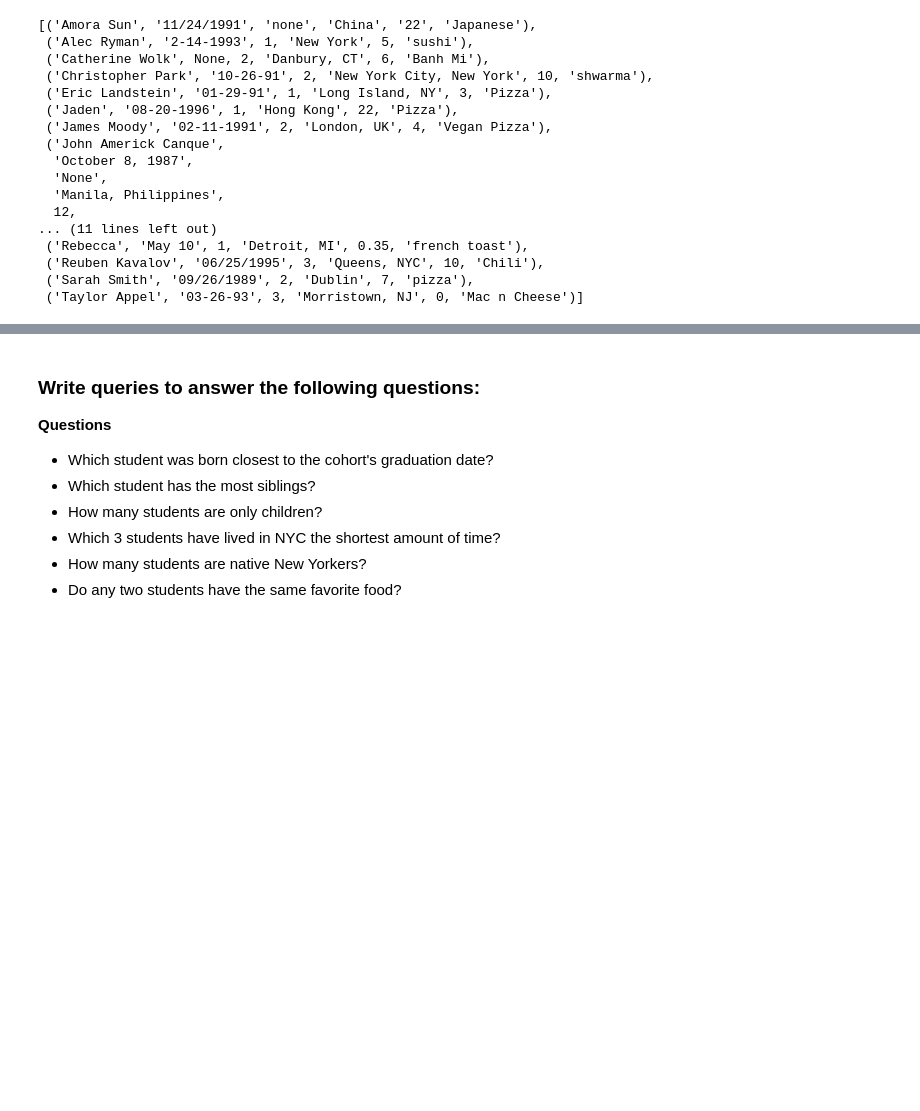
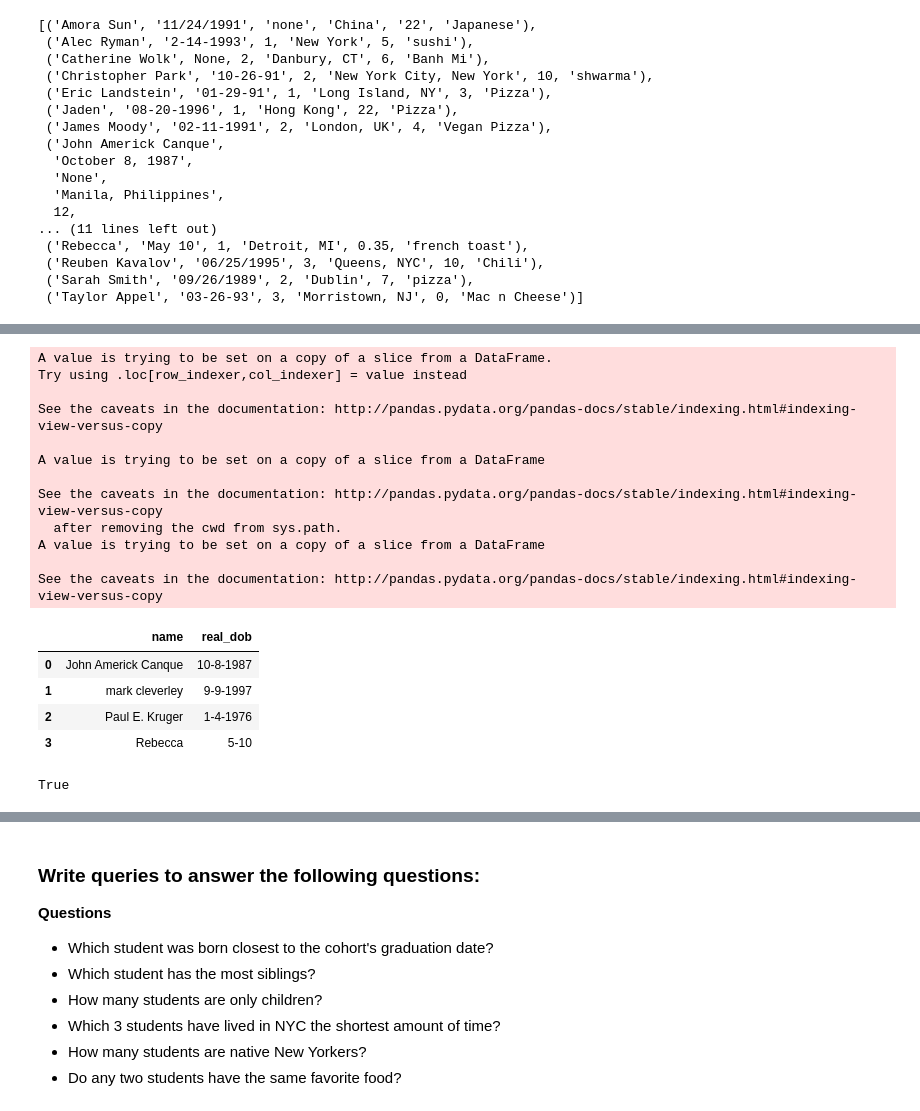
Before and after one commit to jmt0221/nyc-mhtn-ds-082619-lectures, a Jupyter notebook: Mod_2/SQL/AWS_MYSQL_PYTHON-Copy1.ipynb, the cells around one changed output, grey strips where cells are left out. Cells and saved outputs as stored; diff of their text form; code cells hidden in the pictures; blank space fills up the shorter version.

```diff
--- a/Mod_2/SQL/AWS_MYSQL_PYTHON-Copy1.ipynb
+++ b/Mod_2/SQL/AWS_MYSQL_PYTHON-Copy1.ipynb
@@ -586,0 +587,15 @@ Name: dob, dtype: object
+# %%
+test_df.reset_index(drop=True, inplace=True)
+# %%
+def alter_date(data):
+    data['real_dob'] = 0
+    for x in range(len(data['dob'])):
+        data['dob'].iloc[x] = data['dob'].iloc[x].title()
+        y1, y2 = data['dob'].iloc[x].split(' ')
+        y1 = str(months[y1])
+        listy = [y1,y2]
+        data['real_dob'].iloc[x] = '-'.join(listy)
+    data.drop(['dob'], axis=1, inplace=True)
+    return data
+
+# df[df['dob'].str.contains(' ')].apply(lambda x: )
@@ -586,0 +613,25 @@ Name: dob, dtype: object
+# %%
+alter_date(test_df)
+# %% [output]
+A value is trying to be set on a copy of a slice from a DataFrame.
+Try using .loc[row_indexer,col_indexer] = value instead
+
+See the caveats in the documentation: http://pandas.pydata.org/pandas-docs/stable/indexing.html#indexing-view-versus-copy
+
+A value is trying to be set on a copy of a slice from a DataFrame
+
+See the caveats in the documentation: http://pandas.pydata.org/pandas-docs/stable/indexing.html#indexing-view-versus-copy
+  after removing the cwd from sys.path.
+A value is trying to be set on a copy of a slice from a DataFrame
+
+See the caveats in the documentation: http://pandas.pydata.org/pandas-docs/stable/indexing.html#indexing-view-versus-copy
+|  | name | real_dob |
+| 0 | John Americk Canque | 10-8-1987 |
+| 1 | mark cleverley | 9-9-1997 |
+| 2 | Paul E. Kruger | 1-4-1976 |
+| 3 | Rebecca | 5-10 |
+# %%
+if 'real_dob' in test_df.columns:
+    print(True)
+# %% [output]
+True
```
Also changed, not shown: parts of 22 cells of this notebook, 3 other files.
